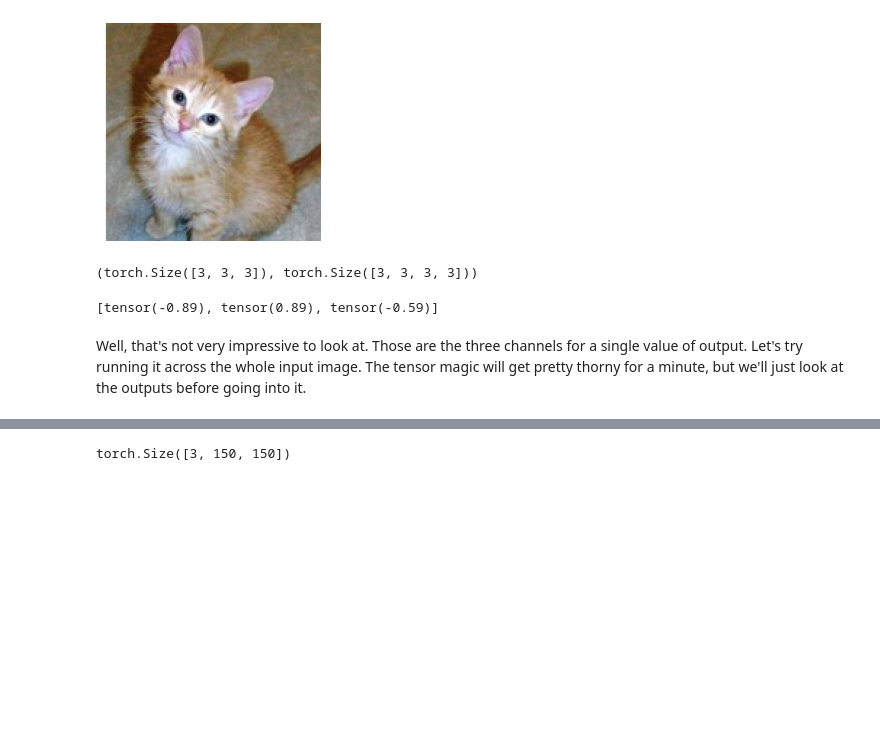
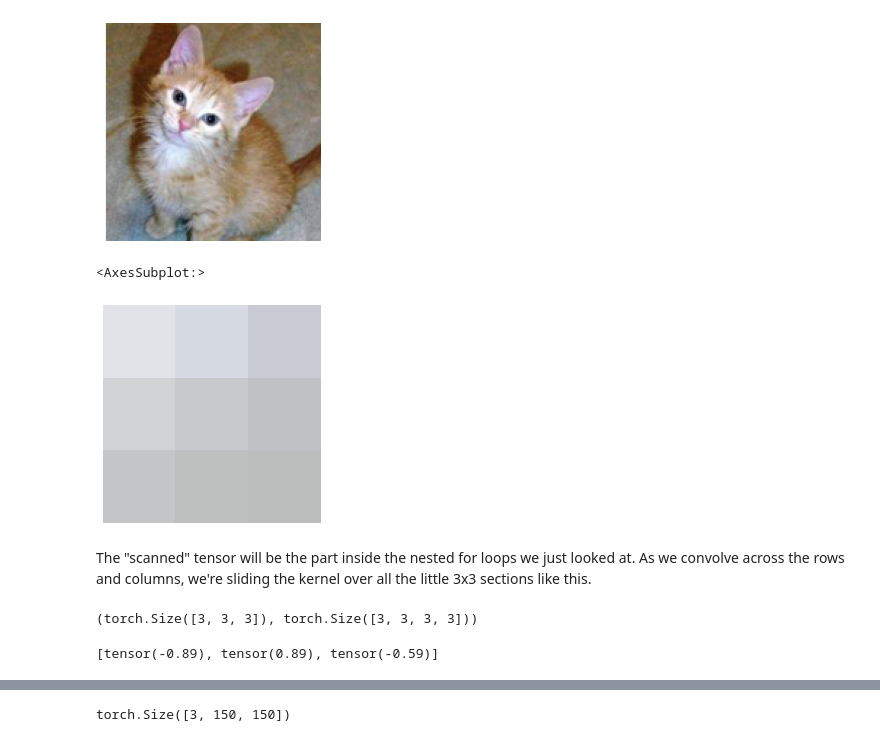
Before and after one commit to dsikkema/i-heart-mnist, a Jupyter notebook: 04 Convolutional Networks Part 1- Kernels and Broadcasting.ipynb, the cells around one changed output, grey strips where cells are left out. Cells and saved outputs as stored; diff of their text form; code cells hidden in the pictures; blank space fills up the shorter version.

```diff
--- a/04 Convolutional Networks Part 1- Kernels and Broadcasting.ipynb
+++ b/04 Convolutional Networks Part 1- Kernels and Broadcasting.ipynb
@@ -169,23 +167,26 @@ cat.shape
 # %% [output]
 torch.Size([3, 150, 150])
 [figure]
-# %%
-# section of the image to scan (randomly picked)
-scanned = cat[:, 75:78, 75:78]
-
-kernels = torch.stack((k_top_edge, k_bottom_edge,k_left_edge))
-# kernel shape is now (out_channels, in_channels, kernel, kernel), but the same three kernels are being used to process each input.
-kernels = torch.stack((kernels, kernels, kernels))
-
-kernels = torch.stack((
-    torch.stack((k_top_edge, k_top_edge, k_top_edge)),
-    torch.stack((k_bottom_edge, k_bottom_edge, k_bottom_edge)),
-    torch.stack((k_left_edge, k_left_edge, k_left_edge))
-))
-
-scanned.shape, kernels.shape
-# %% [output]
-(torch.Size([3, 3, 3]), torch.Size([3, 3, 3, 3]))
+# %%
+# section of the image to scan (randomly picked)
+scanned = cat[:, 75:78, 75:78]
+scanned.shape
+show_image(scanned)
+# %% [output]
+<AxesSubplot:>
+[figure, added]
+# %% [markdown]
+The "scanned" tensor will be the part inside the nested for loops we just looked at. As we convolve across the rows and columns, we're sliding the kernel over all the little 3x3 sections like this.
+# %%
+kernels = torch.stack((
+    torch.stack((k_top_edge, k_top_edge, k_top_edge)),
+    torch.stack((k_bottom_edge, k_bottom_edge, k_bottom_edge)),
+    torch.stack((k_left_edge, k_left_edge, k_left_edge))
+))
+
+scanned.shape, kernels.shape
+# %% [output]
+(torch.Size([3, 3, 3]), torch.Size([3, 3, 3, 3]))
 # %%
 in_channels = 3
 out_channels = 3
@@ -203,5 +204,3 @@ for cout in range(out_channels):
 out_channels_for_pixel
 # %% [output]
 [tensor(-0.89), tensor(0.89), tensor(-0.59)]
-# %% [markdown]
-Well, that's not very impressive to look at. Those are the three channels for a single value of output. Let's try running it across the whole input image. The tensor magic will get pretty thorny for a minute, but we'll just look at the outputs before going into it.
```
Also changed, not shown: parts of 28 cells of this notebook.
